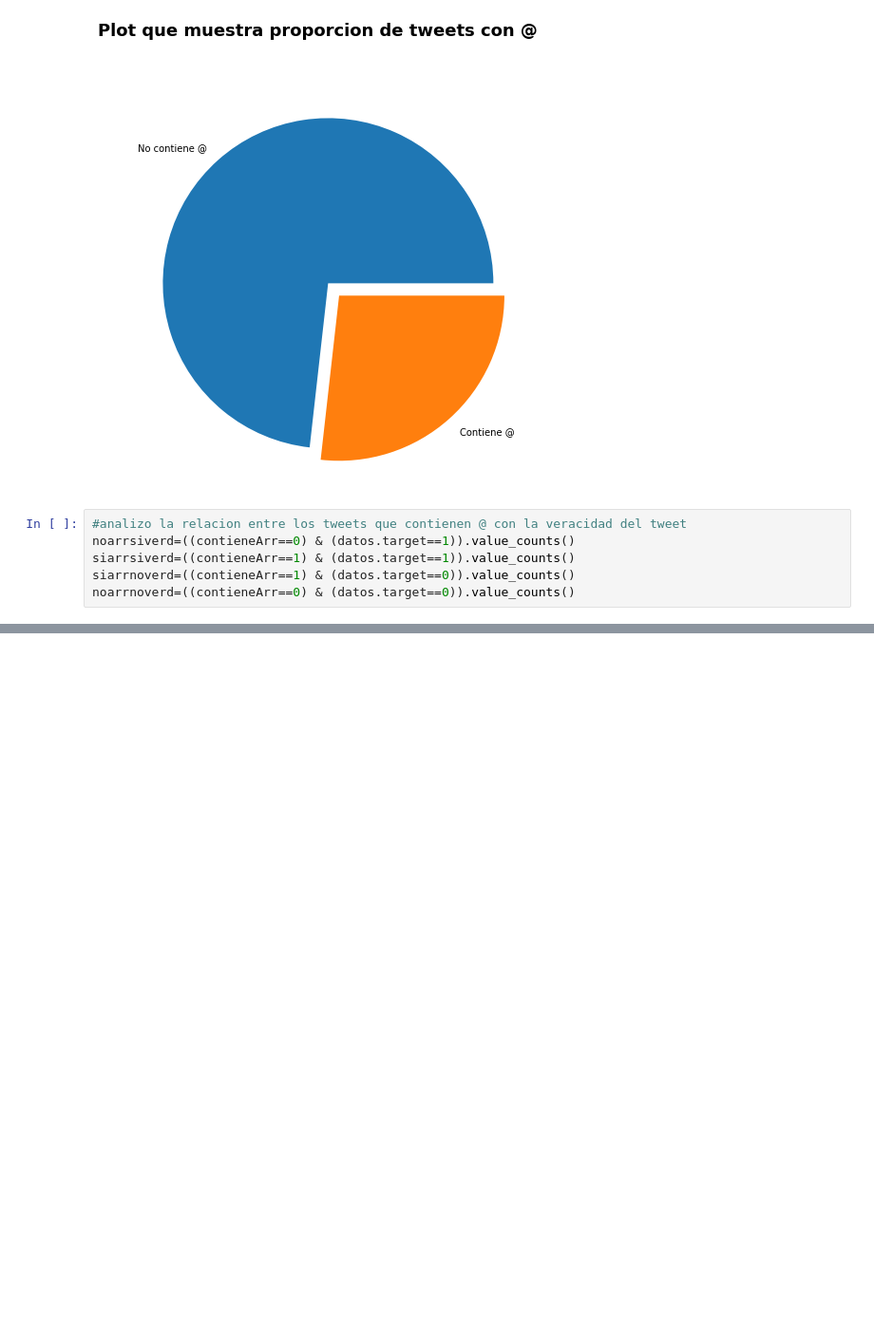
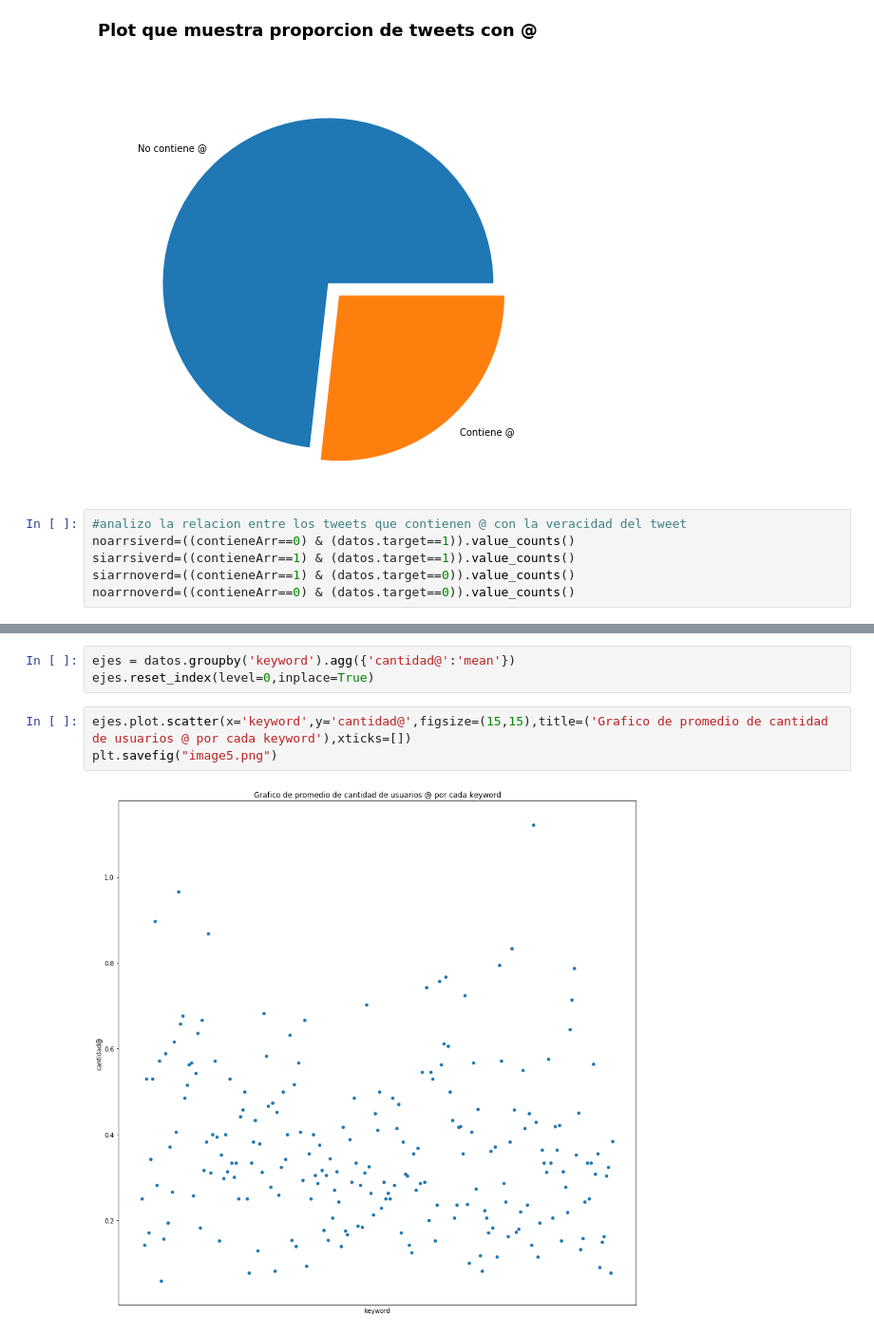
Before and after one commit to NicolasRFL/OrgaDatosTP, a Jupyter notebook: RelacionEntreVeracidadDelTweetY@.ipynb, the cells around one changed output, grey strips where cells are left out. Shown: that part at 95% size. Saved outputs shown, nothing was run; the diff lists cells and outputs as text; blank space fills up the shorter version.

```diff
--- a/RelacionEntreVeracidadDelTweetY@.ipynb
+++ b/RelacionEntreVeracidadDelTweetY@.ipynb
@@ -68,0 +105,8 @@ plt.show()
+# %%
+ejes = datos.groupby('keyword').agg({'cantidad@':'mean'})
+ejes.reset_index(level=0,inplace=True)
+# %%
+ejes.plot.scatter(x='keyword',y='cantidad@',figsize=(15,15),title=('Grafico de promedio de cantidad de usuarios @ por cada keyword'),xticks=[])
+plt.savefig("image5.png")
+# %% [output]
+[figure, added]
```
Also changed, not shown: parts of 9 cells of this notebook.
